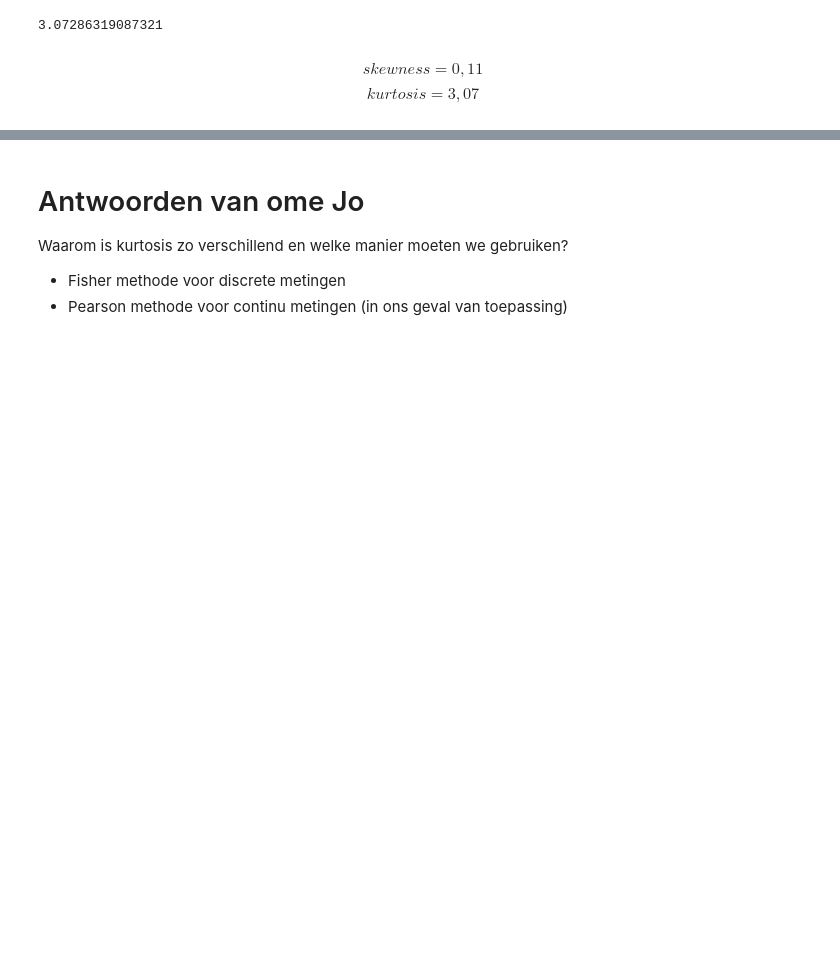
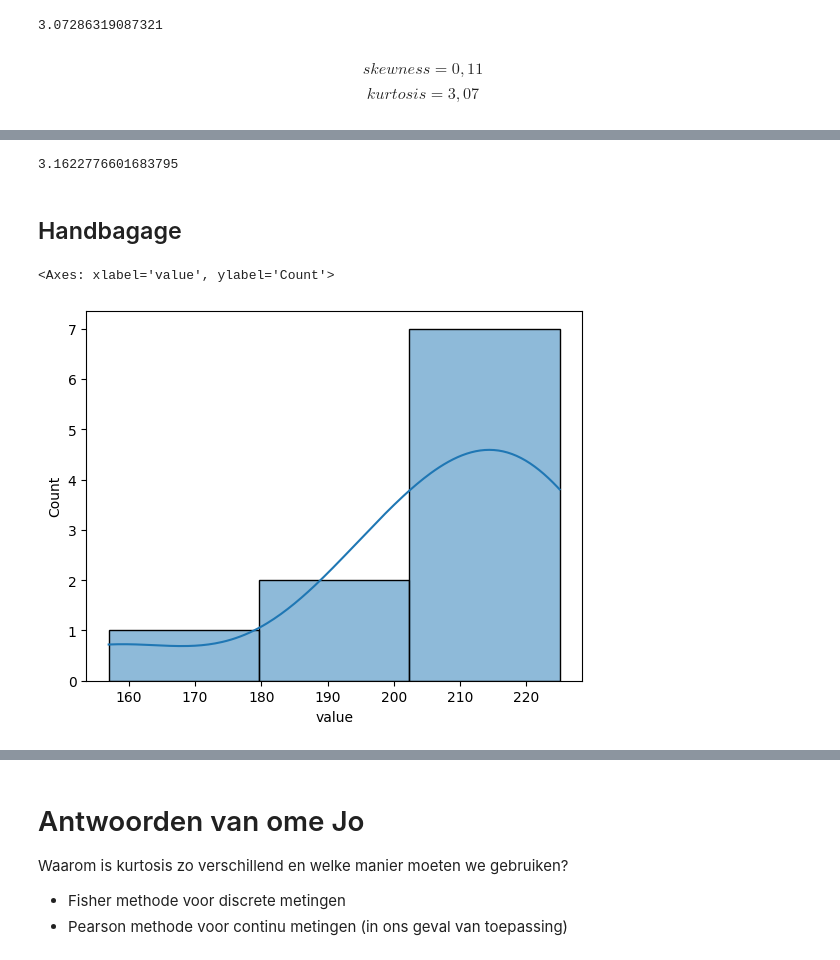
Before and after one commit to R4vante/School, a Jupyter notebook: Statistical Learning/Data Analyse/vliegveld.ipynb, the cells around one changed output, grey strips where cells are left out. Drawn from its saved outputs; the diff is of its cells as text; code cells hidden in the pictures; blank space fills up the shorter version.

```diff
--- a/Statistical Learning/Data Analyse/vliegveld.ipynb
+++ b/Statistical Learning/Data Analyse/vliegveld.ipynb
@@ -213,0 +279,11 @@ $$kurtosis = 3,07$$
+# %%
+np.sqrt(10)
+# %% [output]
+3.1622776601683795
+# %% [markdown]
+## Handbagage
+# %%
+sns.histplot(data = df_melt[df_melt.treatment=="Handbagage"], x = 'value', bins=3, kde=True)
+# %% [output]
+<Axes: xlabel='value', ylabel='Count'>
+[figure, added]
```
Also changed, not shown: parts of 16 cells of this notebook.
